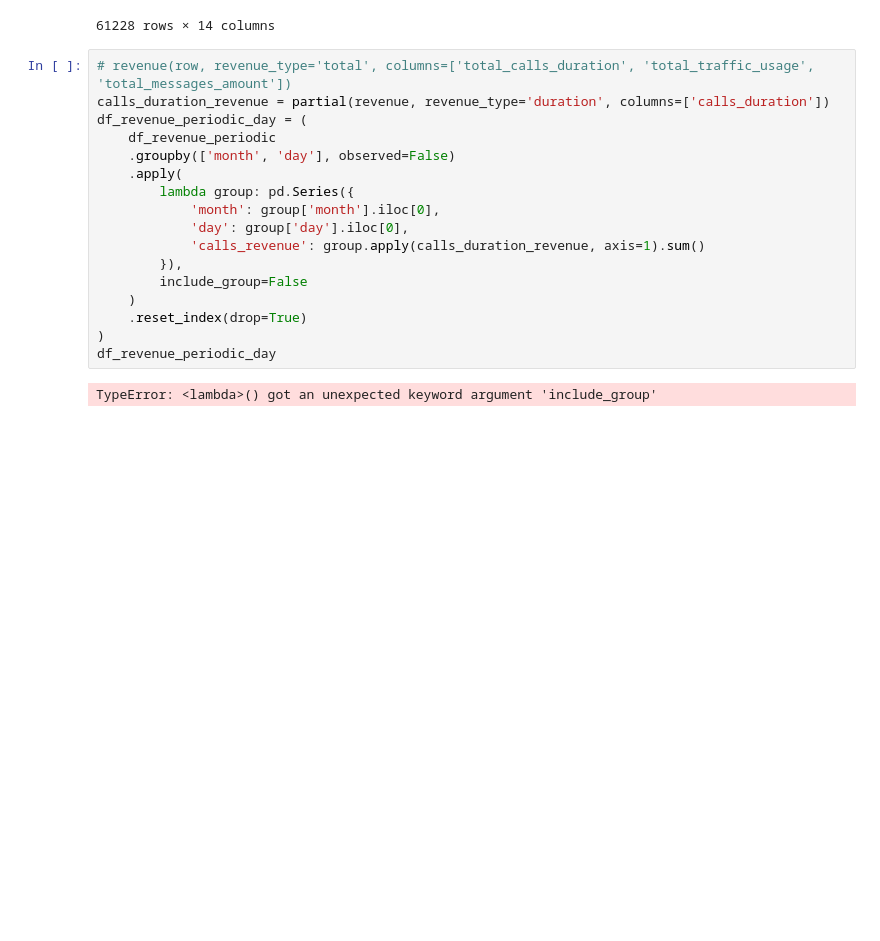
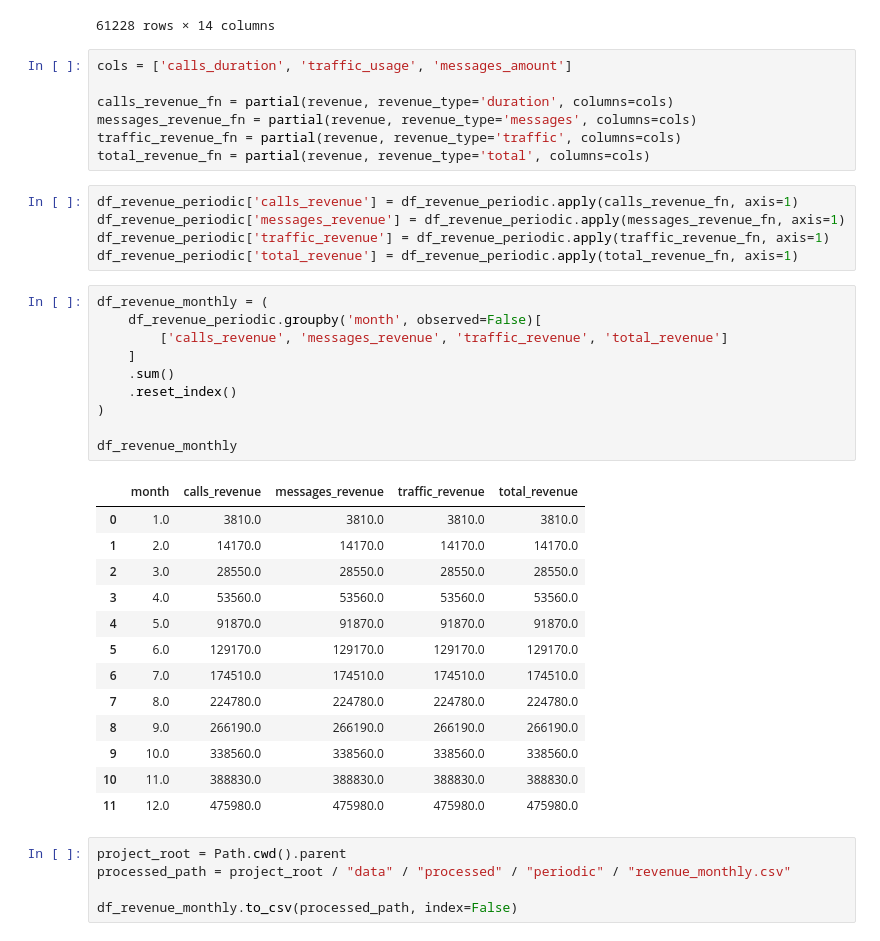
Before and after one commit to LuisPastranaLemus/P_20250514_Mobile_service_plans_analysis, a Jupyter notebook: notebooks/02_feature_engineering.ipynb, the cells around one changed output. Saved outputs shown, nothing was run; the diff lists cells and outputs as text; blank space fills up the shorter version.

```diff
--- a/notebooks/02_feature_engineering.ipynb
+++ b/notebooks/02_feature_engineering.ipynb
@@ -1052,22 +1042,44 @@ df_revenue_periodic
 | 61226 | 1499 | shena_dickson | 37.0 | orlando_kissimmee_sanford,_fl_msa | 6.0 | 5.0 | NaN | NaN | surf | 12.0 | ... |
 | 61227 | 1499 | shena_dickson | 37.0 | orlando_kissimmee_sanford,_fl_msa | 6.0 | 5.0 | NaN | NaN | surf | 12.0 | ... |
 61228 rows × 14 columns
-# %%
-# revenue(row, revenue_type='total', columns=['total_calls_duration', 'total_traffic_usage', 'total_messages_amount'])
-calls_duration_revenue = partial(revenue, revenue_type='duration', columns=['calls_duration'])
-df_revenue_periodic_day = (
-    df_revenue_periodic
-    .groupby(['month', 'day'], observed=False)
-    .apply(
-        lambda group: pd.Series({
-            'month': group['month'].iloc[0],
-            'day': group['day'].iloc[0],
-            'calls_revenue': group.apply(calls_duration_revenue, axis=1).sum()
-        }),
-        include_group=False
-    )
-    .reset_index(drop=True)
-)
-df_revenue_periodic_day
-# %% [output]
-TypeError: <lambda>() got an unexpected keyword argument 'include_group'
+# %%
+cols = ['calls_duration', 'traffic_usage', 'messages_amount']
+
+calls_revenue_fn = partial(revenue, revenue_type='duration', columns=cols)
+messages_revenue_fn = partial(revenue, revenue_type='messages', columns=cols)
+traffic_revenue_fn = partial(revenue, revenue_type='traffic', columns=cols)
+total_revenue_fn = partial(revenue, revenue_type='total', columns=cols)
+# %%
+df_revenue_periodic['calls_revenue'] = df_revenue_periodic.apply(calls_revenue_fn, axis=1)
+df_revenue_periodic['messages_revenue'] = df_revenue_periodic.apply(messages_revenue_fn, axis=1)
+df_revenue_periodic['traffic_revenue'] = df_revenue_periodic.apply(traffic_revenue_fn, axis=1)
+df_revenue_periodic['total_revenue'] = df_revenue_periodic.apply(total_revenue_fn, axis=1)
+# %%
+df_revenue_monthly = (
+    df_revenue_periodic.groupby('month', observed=False)[
+        ['calls_revenue', 'messages_revenue', 'traffic_revenue', 'total_revenue']
+    ]
+    .sum()
+    .reset_index()
+)
+
+df_revenue_monthly
+# %% [output]
+|  | month | calls_revenue | messages_revenue | traffic_revenue | total_revenue |
+| 0 | 1.0 | 3810.0 | 3810.0 | 3810.0 | 3810.0 |
+| 1 | 2.0 | 14170.0 | 14170.0 | 14170.0 | 14170.0 |
+| 2 | 3.0 | 28550.0 | 28550.0 | 28550.0 | 28550.0 |
+| 3 | 4.0 | 53560.0 | 53560.0 | 53560.0 | 53560.0 |
+| 4 | 5.0 | 91870.0 | 91870.0 | 91870.0 | 91870.0 |
+| 5 | 6.0 | 129170.0 | 129170.0 | 129170.0 | 129170.0 |
+| 6 | 7.0 | 174510.0 | 174510.0 | 174510.0 | 174510.0 |
+| 7 | 8.0 | 224780.0 | 224780.0 | 224780.0 | 224780.0 |
+| 8 | 9.0 | 266190.0 | 266190.0 | 266190.0 | 266190.0 |
+| 9 | 10.0 | 338560.0 | 338560.0 | 338560.0 | 338560.0 |
+| 10 | 11.0 | 388830.0 | 388830.0 | 388830.0 | 388830.0 |
+| 11 | 12.0 | 475980.0 | 475980.0 | 475980.0 | 475980.0 |
+# %%
+project_root = Path.cwd().parent
+processed_path = project_root / "data" / "processed" / "periodic" / "revenue_monthly.csv"
+
+df_revenue_monthly.to_csv(processed_path, index=False)
```
Also changed, not shown: parts of 1 cell of this notebook, 1 other file.
